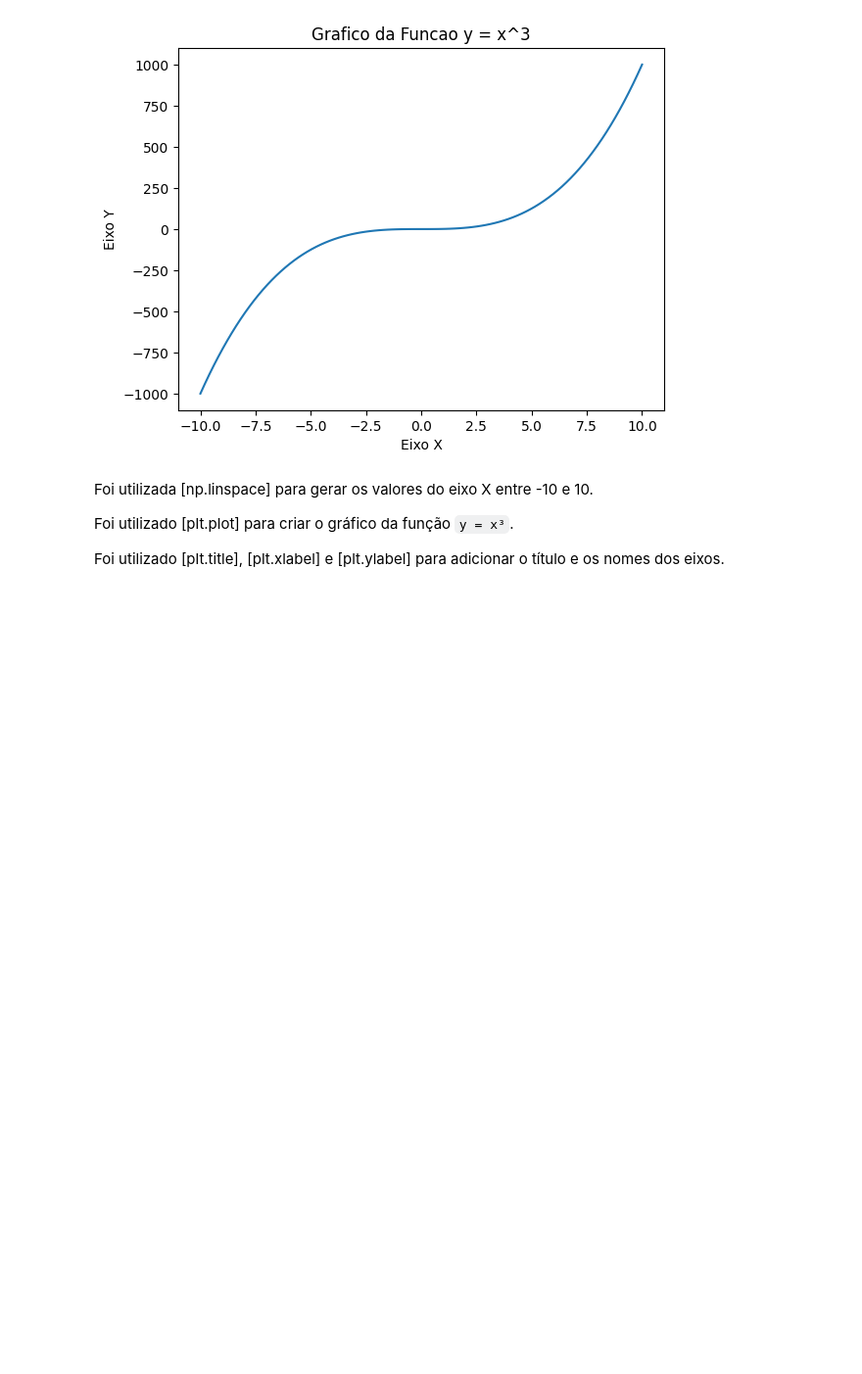
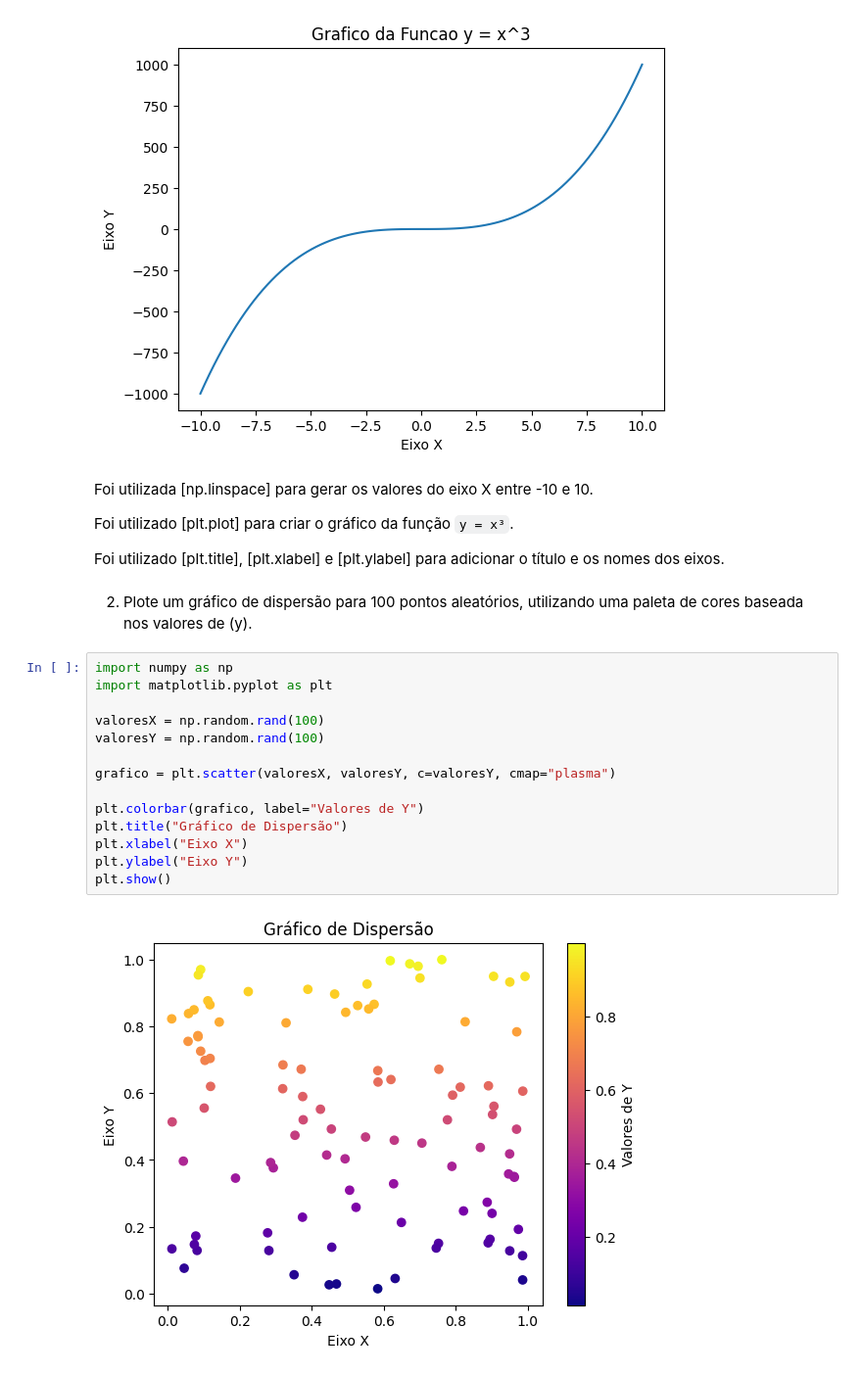
Before and after one commit to 76Falcone/AulasInteligenciaArtificial, a Jupyter notebook: ExercíciosBibliotecas_Python_Falcone_6B_Noturno.ipynb, the cells around one changed output. Shown at 98% size. Drawn from its saved outputs; the diff is of its cells as text; blank space fills up the shorter version.

Commit message:
Exercício 2 - Matplotlib

```diff
--- a/ExercíciosBibliotecas_Python_Falcone_6B_Noturno.ipynb
+++ b/ExercíciosBibliotecas_Python_Falcone_6B_Noturno.ipynb
@@ -1631,3 +1631,21 @@ Foi utilizada [np.linspace] para gerar os valores do eixo X entre -10 e 10.
 Foi utilizado [plt.plot] para criar o gráfico da função `y = x³`.
 
 Foi utilizado [plt.title], [plt.xlabel] e [plt.ylabel] para adicionar o título e os nomes dos eixos.
+# %% [markdown]
+2. Plote um gráfico de dispersão para 100 pontos aleatórios, utilizando uma paleta de cores baseada nos valores de (y).
+# %%
+import numpy as np
+import matplotlib.pyplot as plt
+
+valoresX = np.random.rand(100)
+valoresY = np.random.rand(100)
+
+grafico = plt.scatter(valoresX, valoresY, c=valoresY, cmap="plasma")
+
+plt.colorbar(grafico, label="Valores de Y")
+plt.title("Gráfico de Dispersão")
+plt.xlabel("Eixo X")
+plt.ylabel("Eixo Y")
+plt.show()
+# %% [output]
+[figure, added]
```
Also changed, not shown: parts of 1 cell of this notebook.
